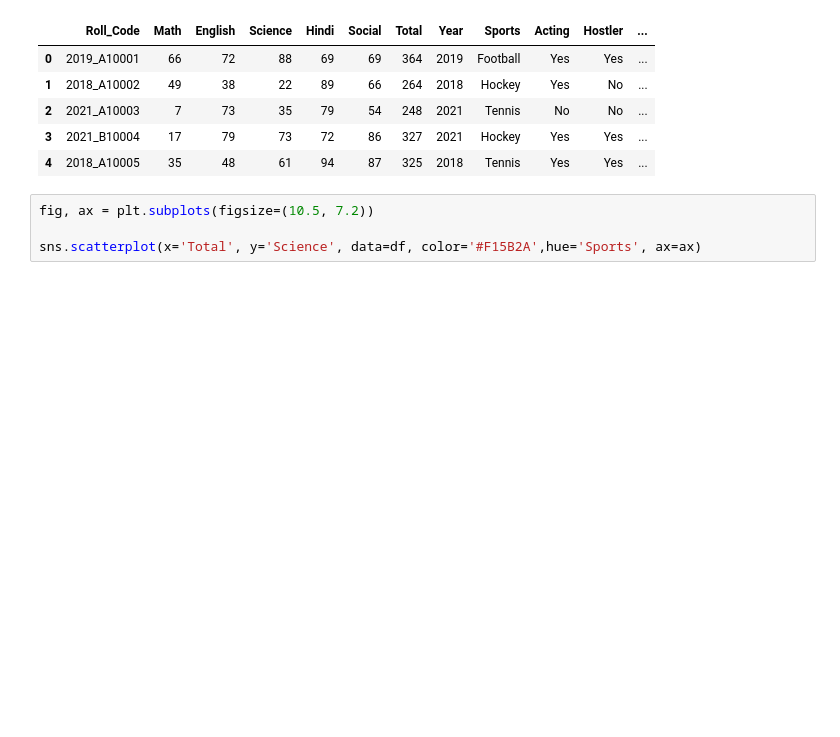
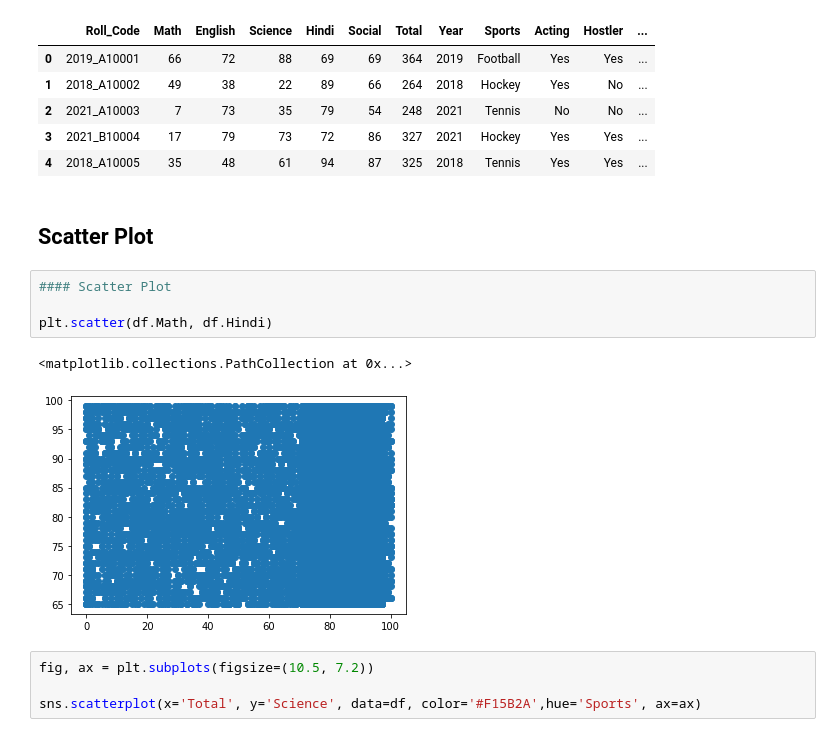
Before and after one commit to datagrad/Learning-Python, a Jupyter notebook: 6_Multivariare_Distribution_Plots.ipynb, the cells around one changed output. Drawn from its saved outputs; the diff is of its cells as text; blank space fills up the shorter version.

```diff
--- a/6_Multivariare_Distribution_Plots.ipynb
+++ b/6_Multivariare_Distribution_Plots.ipynb
@@ -15,6 +15,15 @@ df.head()
 | 2 | 2021_A10003 | 7 | 73 | 35 | 79 | 54 | 248 | 2021 | Tennis | No | No | ... |
 | 3 | 2021_B10004 | 17 | 79 | 73 | 72 | 86 | 327 | 2021 | Hockey | Yes | Yes | ... |
 | 4 | 2018_A10005 | 35 | 48 | 61 | 94 | 87 | 325 | 2018 | Tennis | Yes | Yes | ... |
+# %% [markdown]
+## Scatter Plot
+# %%
+#### Scatter Plot
+
+plt.scatter(df.Math, df.Hindi)
+# %% [output]
+<matplotlib.collections.PathCollection at 0x...>
+[figure, added]
 # %%
 fig, ax = plt.subplots(figsize=(10.5, 7.2))
 
```
